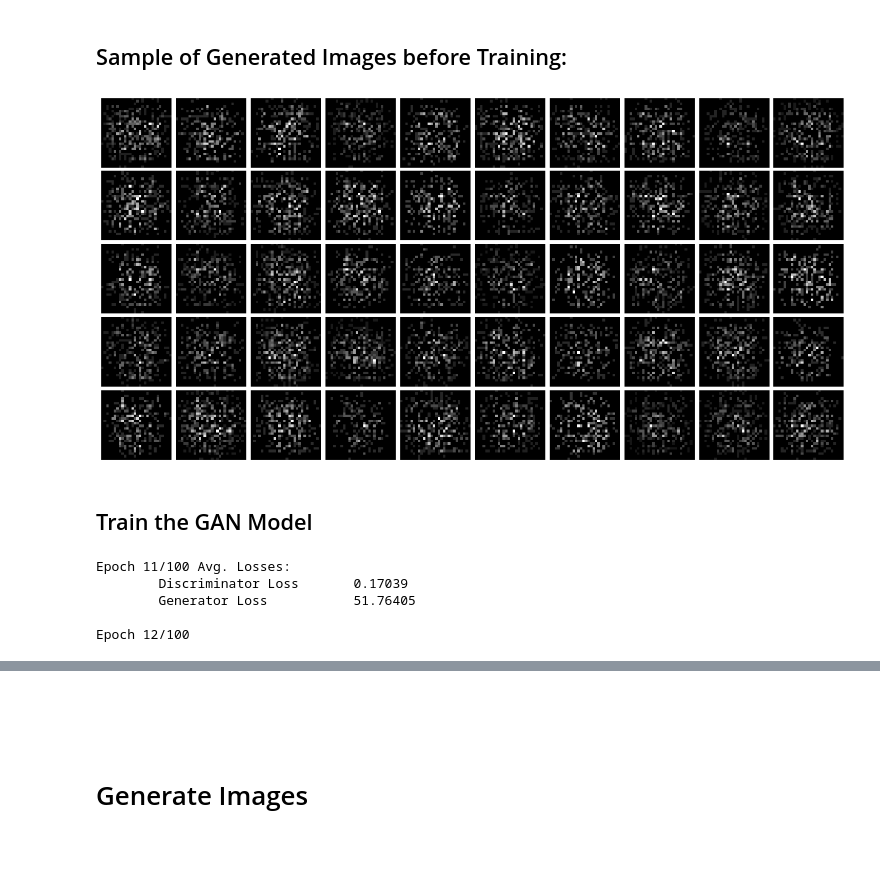
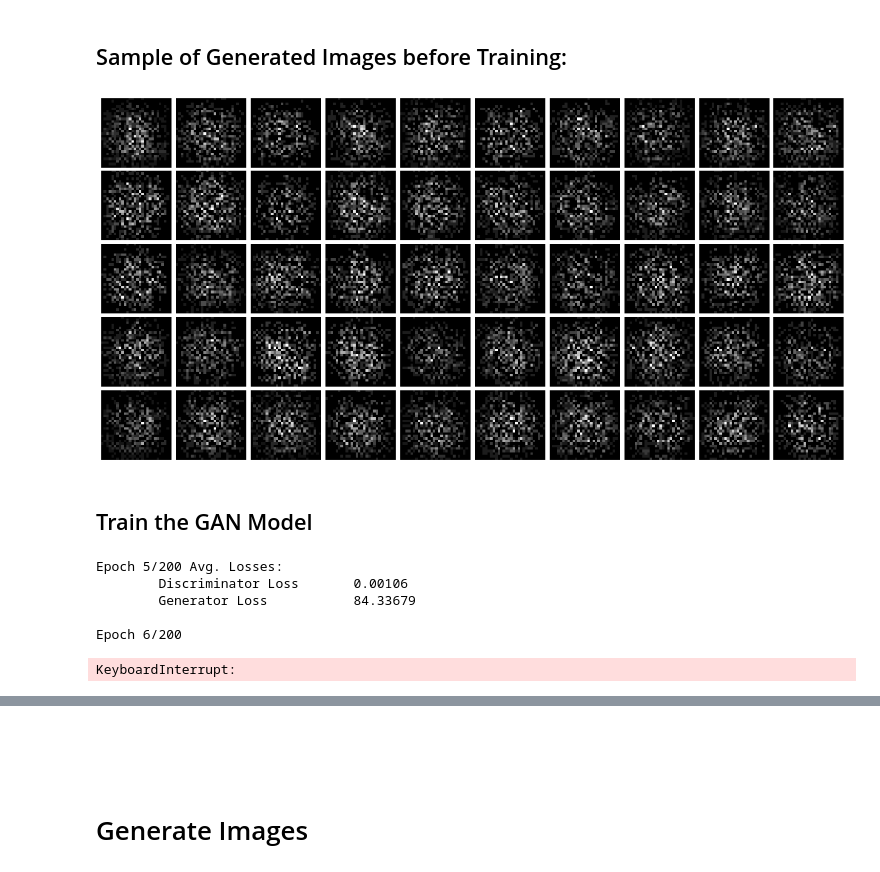
Before and after one commit to sedihub/deep_learning_research, a Jupyter notebook: gan/mnist_dcgan.ipynb, the cells around one changed output, grey strips where cells are left out. Cells and saved outputs as stored; diff of their text form; code cells hidden in the pictures.

```diff
--- a/gan/mnist_dcgan.ipynb
+++ b/gan/mnist_dcgan.ipynb
@@ -31,3 +27,15 @@ generator_input_size = 16
+# %%
+batch_size = 8 #64 #256
+num_epochs = 200
+generator_input_size = 16
+
+
+
+learning_rate = 1.0e-4
+learning_rate_decay = None
+
+uniform = True
+softmax = False
 # %% [markdown]
 <br><br><br>
 
@@ -116,11 +127,9 @@ generator_model.summary(print_fn=(lambda *args: print("\t", *args)))
 # %% [markdown]
 ## Create and Initialize the Custom GAN Training Class
 # %%
-# optimizer = tf.keras.optimizers.SGD(
-#     learning_rate=0.0001,
-#     momentum=0.0, nesterov=False, name="SGD")
-optimizer = tf.keras.optimizers.Adam(
-    learning_rate=0.0001, name="adam")
+optimizer = tf.keras.optimizers.SGD(
+    learning_rate=learning_rate,
+    momentum=0.0, nesterov=False, name="SGD")
 
 train_gan = models.Train_GAN_Modules(
     discriminator_model=discriminator_model,
@@ -153,33 +162,40 @@ if write_to_tensorboard:
 # %%
 num_rows = 5
 num_cols = 10
 
 # Generate some images:
-x = tf.random.normal(
-    shape=(num_rows * num_cols, generator_input_size),
-    mean=0.0, stddev=1.0, dtype=tf.dtypes.float32)
+if uniform:
+    x = tf.random.uniform(
+        shape=(num_rows * num_cols, generator_input_size),
+        minval=0.0, maxval=1.0, dtype=tf.dtypes.float32)
+else:
+    x = tf.random.normal(
+        shape=(num_rows * num_cols, generator_input_size),
+        mean=0.0, stddev=1.0, dtype=tf.dtypes.float32)
+#
+if softmax:
+    x = tf.nn.softmax(x, axis=-1)
 images = train_gan.generator_model(x).numpy()
 
+# Show samples:
 fig = plt.figure(figsize=(18., 9.))
 gs = gridspec.GridSpec(num_rows, num_cols)
 gs.update(wspace=0.05, hspace=0.05)
 for row in range(num_rows):
     for col in range(num_cols):
         idx = row * num_cols + col
         ax = plt.subplot(gs[idx])
         image = images[idx]
         image = np.clip(image, 0.0, 255.0).astype(np.uint8)
         #
         ax.imshow(image, cmap="gray")
         ax.axis("off")
 plt.show()
 # %% [output]
-[figure, old version]
+[figure, new version]
 # %% [markdown]
 ## Train the GAN Model
 # %%
-learning_rate_decay = None  # Set to `None` to disable learning rate decay
-
 pbar_format = "{percentage:3.0f}%|{bar}|{n_fmt}/{total_fmt} [{elapsed} < {remaining}, {rate_fmt}{postfix}] {desc}"
 train_history = []
 for epoch in range(1, num_epochs + 1):
@@ -210,11 +226,12 @@ for epoch in range(1, num_epochs + 1):
         lr = tf.keras.backend.eval(train_gan.optimizer.learning_rate)
         tf.keras.backend.set_value(train_gan.optimizer.learning_rate, lr * learning_rate_decay)
 # %% [output]
-Epoch 11/100 Avg. Losses:
-        Discriminator Loss       0.17039
-        Generator Loss           51.76405
+Epoch 5/200 Avg. Losses:
+        Discriminator Loss       0.00106
+        Generator Loss           84.33679
 
-Epoch 12/100
+Epoch 6/200
+KeyboardInterrupt:
 # %%
 # Plot training history:
 losses_array = np.array(train_history, dtype=np.float32)
```
Also changed, not shown: parts of 4 cells of this notebook.
